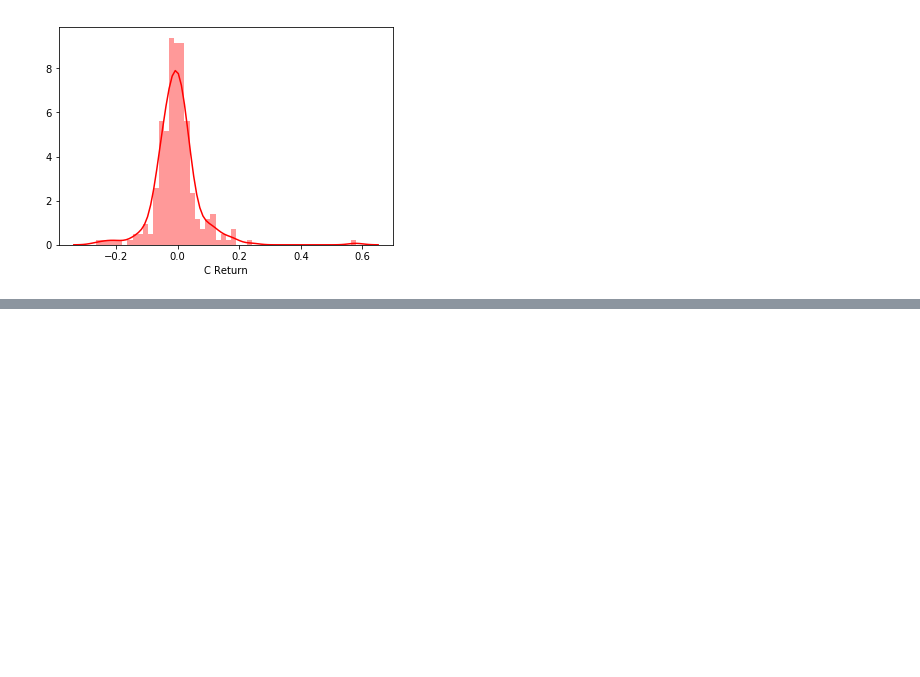
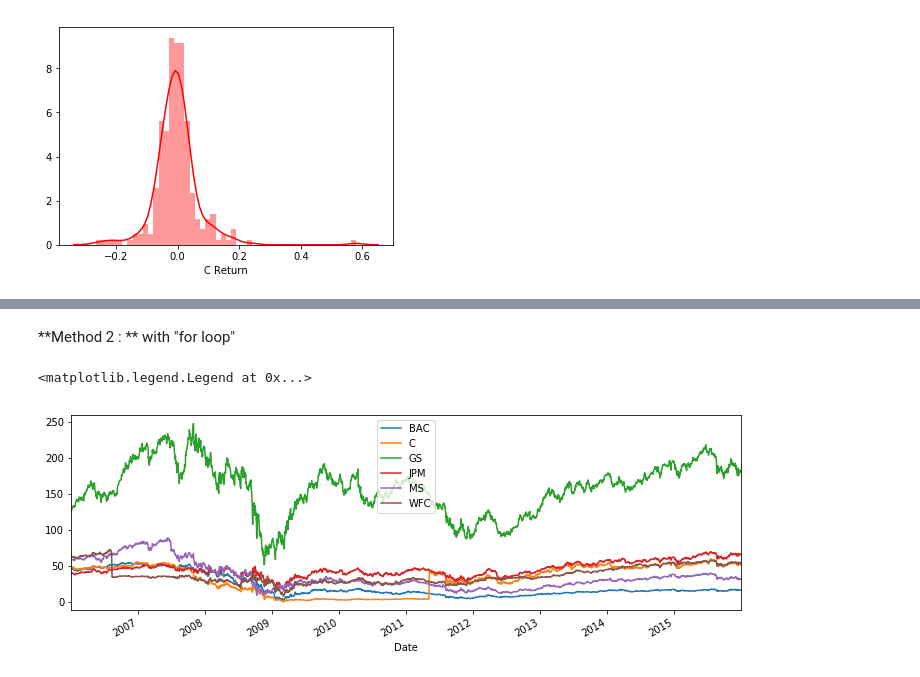
Before and after one commit to chikoungoun/Python-for-Datascience---jportilla, a Jupyter notebook: Finance_Data_Project.ipynb, the cells around one changed output, grey strips where cells are left out. Saved outputs shown, nothing was run; the diff lists cells and outputs as text; code cells hidden in the pictures; blank space fills up the shorter version.

```diff
--- a/Finance_Data_Project.ipynb
+++ b/Finance_Data_Project.ipynb
@@ -284,0 +294,9 @@ sns.distplot(returns.ix['2008 01 01' : '2008 12 31']['C Return'],color='red',bin
+# %% [markdown]
+**Method 2 : ** with "for loop"
+# %%
+for tick in tickers:
+    bank_stocks[tick]['Close'].plot(label=tick, figsize=(12,4))
+plt.legend()
+# %% [output]
+<matplotlib.legend.Legend at 0x...>
+[figure, added]
```
Also changed, not shown: parts of 7 cells of this notebook.
